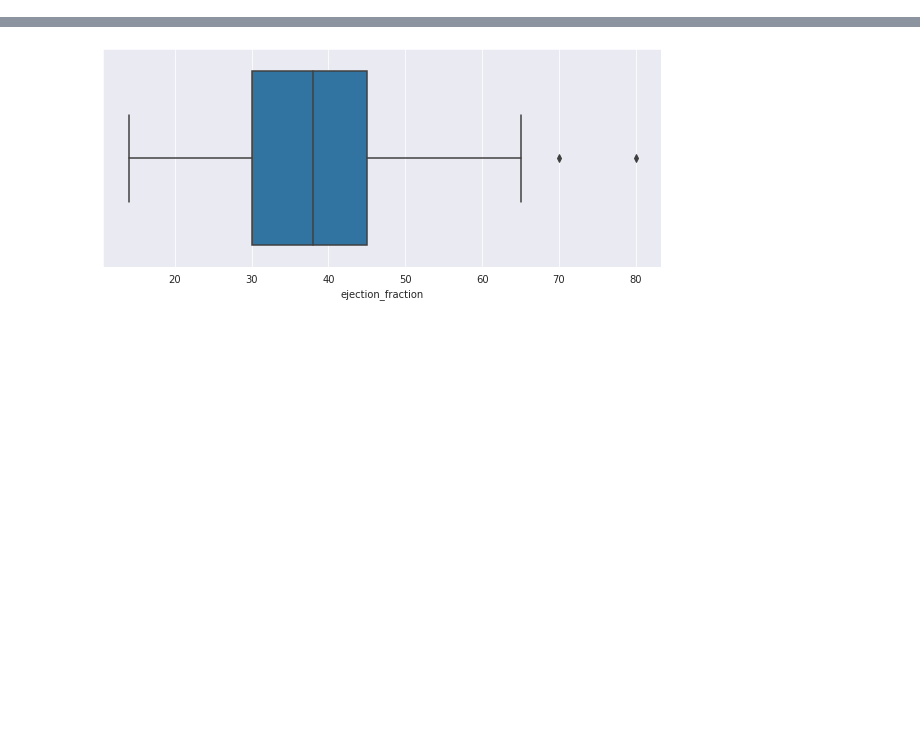
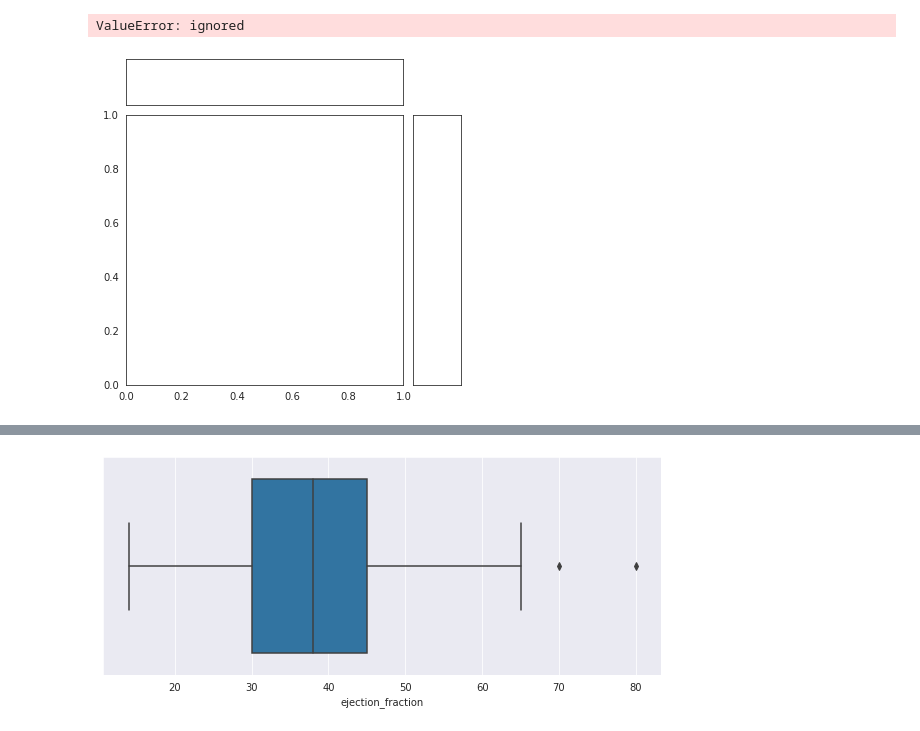
Before and after one commit to ggume/forgrad, a Jupyter notebook: for_grad.ipynb, the cells around one changed output, grey strips where cells are left out. Drawn from its saved outputs; the diff is of its cells as text; code cells hidden in the pictures; blank space fills up the shorter version.

```diff
--- a/for_grad.ipynb
+++ b/for_grad.ipynb
@@ -103,3 +136,8 @@ plt.show()
+# %%
+sns.jointplot(x='heart_data.DEATH_EVENT',y='heart_data.age',data=heart_data)
+# %% [output]
+ValueError: ignored
+[figure, added]
 # %%
 # time의 박스플롯
 plt.rcParams['figure.figsize']=10,4
```
Also changed, not shown: parts of 10 cells of this notebook.
